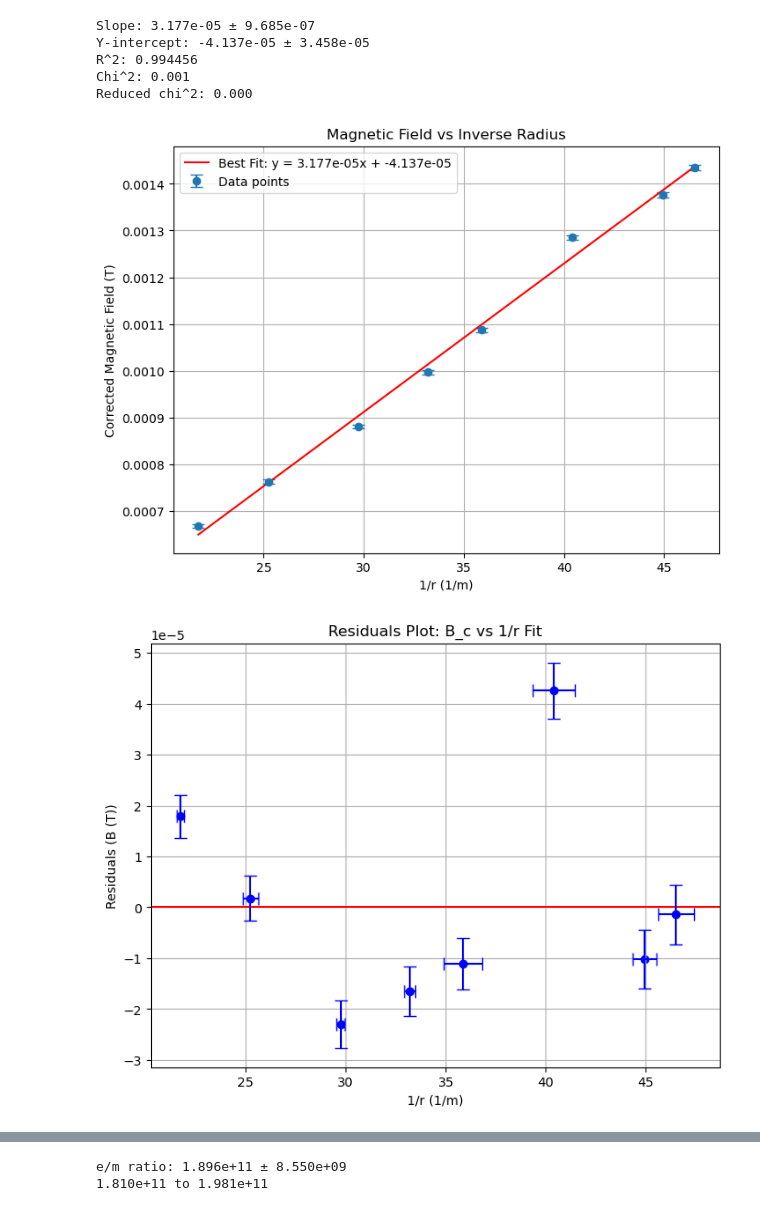
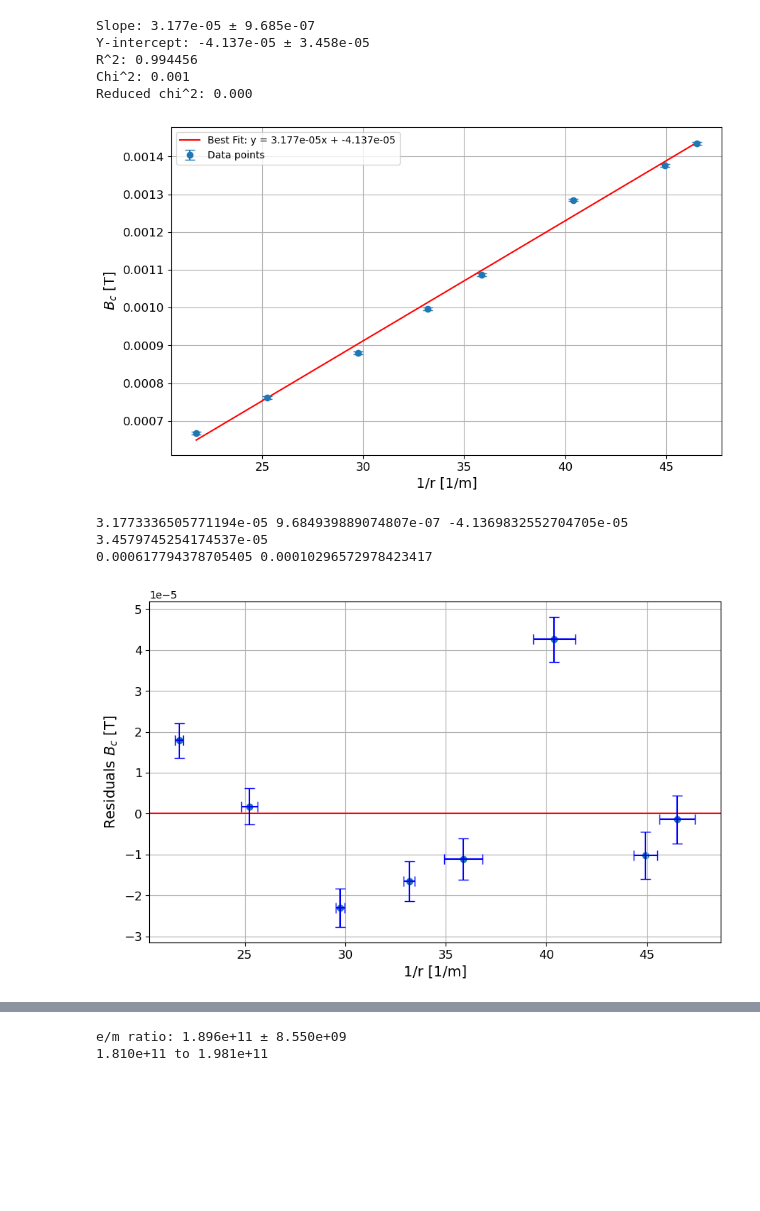
Before and after one commit to Adam-Omarali/engsci, a Jupyter notebook: PHY294/mass_electron/graphs.ipynb, the cells around one changed output, grey strips where cells are left out. Saved outputs shown, nothing was run; the diff lists cells and outputs as text; code cells hidden in the pictures; blank space fills up the shorter version.

```diff
--- a/PHY294/mass_electron/graphs.ipynb
+++ b/PHY294/mass_electron/graphs.ipynb
@@ -52,15 +58,18 @@ def residual_plot(x, y, x_err, y_err, m, b, title, xlabel, ylabel, filename="res
 # %%
 def plot(x, y, x_err, y_err, m, b, title, xlabel, ylabel, filename="graph"):
     # Plot the data
-    plt.figure(figsize=(8,6))
+    plt.figure(figsize=(10,6))
     plt.errorbar(x, y, xerr=(x_err), yerr=y_err,
                 fmt='o', label='Data points', capsize=5)
     plt.plot(x, m * x + b, 'r-', label=f'Best Fit: y = {m:.3e}x + {b:.3e}')
 
     # Labels and title
-    plt.xlabel(ylabel)
-    plt.ylabel(xlabel)
-    plt.title(title)
+    plt.xticks(fontsize=12)
+    plt.yticks(fontsize=12)
+    plt.xlabel(ylabel, fontsize=14)
+    plt.ylabel(xlabel, fontsize=14)
+    if title:
+        plt.title(title, fontsize=16)
     plt.legend()
     plt.grid()
 
@@ -81,7 +90,8 @@ def B_field(I):
     return (4/5)**(3/2) * (mu_0 * NUMBER_OF_TURNS * I) / COIL_RADIUS
 
 def B_field_error(I):
-    return B_field(I) * np.sqrt((I_ERROR / I)**2 + (RADIUS_ERROR / COIL_RADIUS)**2)
+    # return B_field(I) * np.sqrt((I_ERROR / I)**2 + (RADIUS_ERROR / COIL_RADIUS)**2)
+    return B_field(I) * np.sqrt((I_ERROR / I)**2)
 # %%
 df = pd.read_csv("fixed_voltage.csv")
 
@@ -92,10 +102,14 @@ def B_corrected(I, rho):
     return B_field(I) / (1 - rho ** 4 / (COIL_RADIUS ** 4 * (0.6583 + 0.29 * rho ** 2 / COIL_RADIUS ** 2) ** 2))
 
 def add_columns(df):
+    df['Diameter 1'] = df['Diameter 1'] / 100
+    df['Diameter 2'] = df['Diameter 2'] / 100
+    df['Diameter 3'] = df['Diameter 3'] / 100
+    df['Diameter 4'] = df['Diameter 4'] / 100
     df['Mean_Diameter'] = df[['Diameter 1', 'Diameter 2', 'Diameter 3', 'Diameter 4']].mean(axis=1)
     df['Mean_Diameter_Error'] = df[['Diameter 1', 'Diameter 2', 'Diameter 3', 'Diameter 4']].std(axis=1)
-    df['Mean_Radius'] = df['Mean_Diameter'] / 2 / 100
-    df['Mean_Radius_Error'] = df['Mean_Diameter_Error'] / 2 / 100
+    df['Mean_Radius'] = df['Mean_Diameter'] / 2
+    df['Mean_Radius_Error'] = df['Mean_Diameter_Error'] / 2
     df = df.drop(['Mean_Diameter', 'Mean_Diameter_Error'], axis=1)
     df['B_c'] = df['Current'].apply(B_field)
     df['B_c_Error'] = df['Current'].apply(B_field_error)
@@ -106,6 +120,7 @@ def add_columns(df):
     return df
 
 df = add_columns(df)
+df_fixed_current = add_columns(df2)
 df_all = add_columns(df_all)
 
 df
@@ -135,37 +150,54 @@ m, b, m_std, b_std, r_2, chi_2, reduced_chi_2, std_residuals = linear_fit(
     inv_radius,
     B_c,
     B_c_error
 )
 
 print(f"Slope: {m:.3e} ± {m_std:.3e}")
 print(f"Y-intercept: {b:.3e} ± {b_std:.3e}")
 print(f"R^2: {r_2:.6f}")
 print(f"Chi^2: {chi_2:.3f}")
 print(f"Reduced chi^2: {reduced_chi_2:.3f}")
 
 plot(
     inv_radius,
     B_c,
     None,
     B_c_error,
     m, b,
-    "Magnetic Field vs Inverse Radius",
-    "Corrected Magnetic Field (T)",
-    "1/r (1/m)",
+    None,
+    "$B_c$ [T]",
+    "1/r [1/m]",
     "b_field_vs_inverse_radius"
 )
 
 B_e = -b
 B_e_error = b_std
 e_m_ratio_1 = 2 * 107 / m ** 2
 e_m_ratio_1_error = 2 * 107 / m ** 2 * m_std
 # %% [output]
 Slope: 3.177e-05 ± 9.685e-07
 Y-intercept: -4.137e-05 ± 3.458e-05
 R^2: 0.994456
 Chi^2: 0.001
 Reduced chi^2: 0.000
-[figure, old version]
+[figure, new version]
+# %%
+x = inv_radius
+y = B_c
+y_err = B_c_error
+param, cov = optimize.curve_fit(linear, x, y)
+
+chi_2 = np.sum((y - linear(x, *param)) ** 2 / y_err)
+reduced_chi_2 = chi_2 / (len(y) - 2)
+m = param[0]
+b = param[1]
+m_err = np.sqrt(cov[0][0])
+b_err = np.sqrt(cov[1][1])
+print(m, m_err, b, b_err)
+print(chi_2, reduced_chi_2)
+# %% [output]
+3.1773336505771194e-05 9.684939889074807e-07 -4.1369832552704705e-05 3.4579745254174537e-05
+0.000617794378705405 0.00010296572978423417
 # %%
 #x, y, m, b, title, xlabel, ylabel, filename="residuals"
 residual_plot(
@@ -175,13 +207,13 @@ residual_plot(
     B_c_error,
     m,
     b,
-    "B_c vs 1/r Fit",
-    "1/r (1/m)",
-    "B (T)",
+    None,
+    "Residuals $B_c$ [T]",
+    "1/r [1/m]",
     "residuals_b_field_vs_inverse_radius"
 )
 # %% [output]
-[figure, old version]
+[figure, new version]
 # %%
 #sqrt V / k(I + 1/sqrt 2 * I_0) vs r
 def func(V, I, B_e):
```
Also changed, not shown: parts of 5 cells of this notebook, 23 other files.
